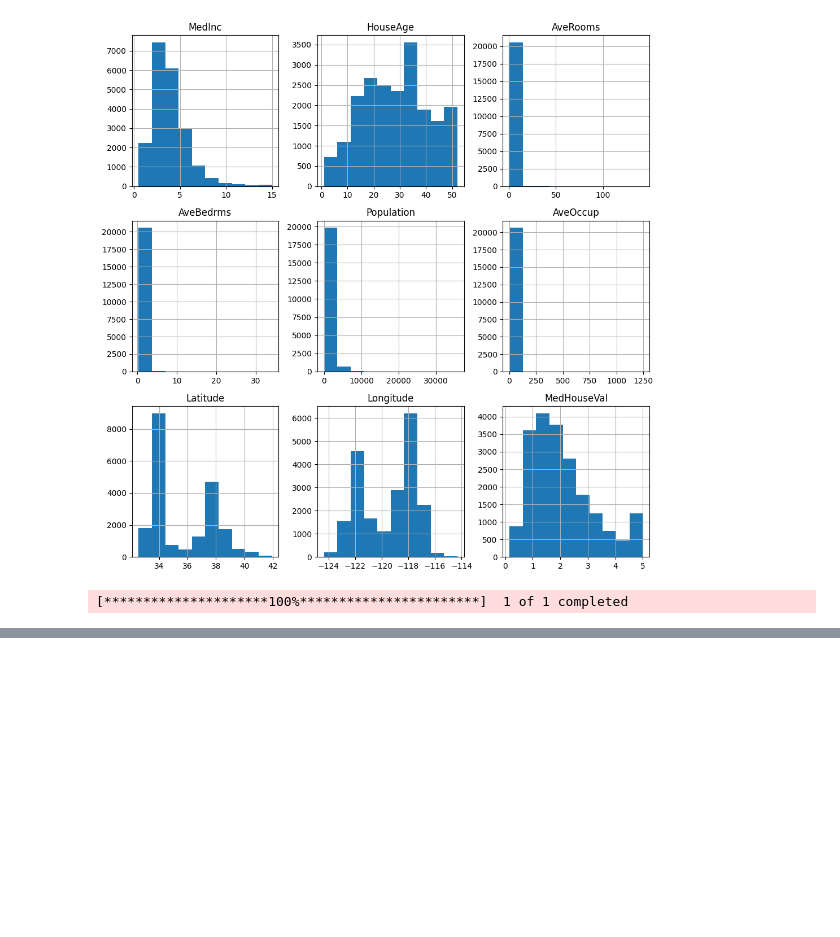
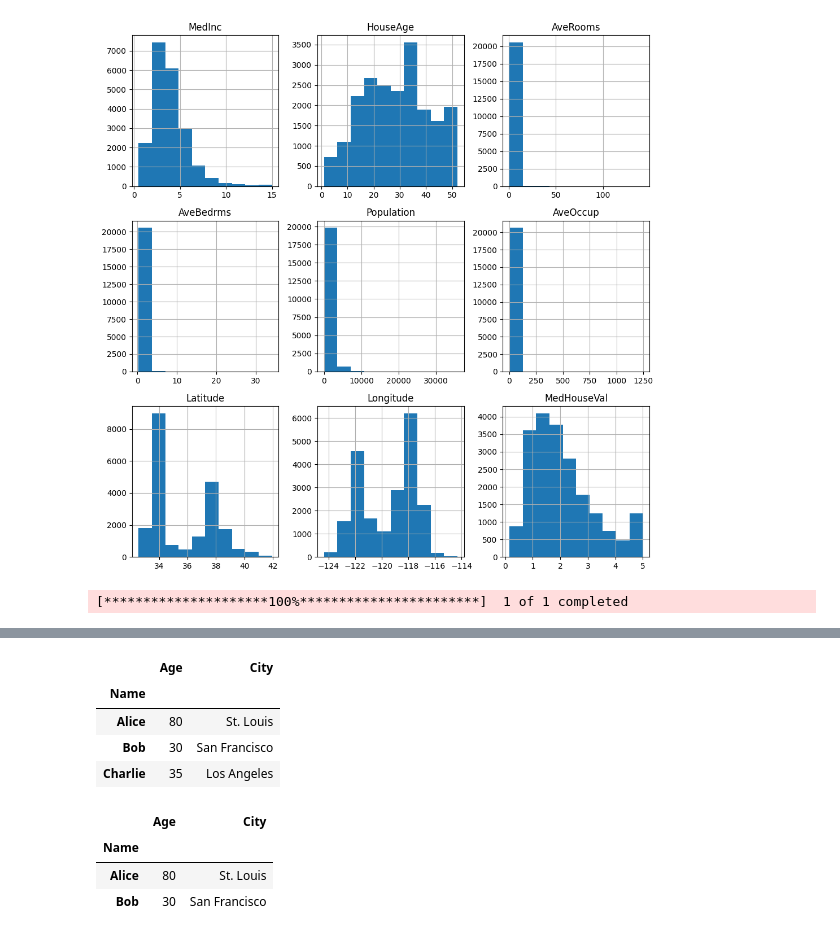
Before and after one commit to miksang0/Numpy-and-Pandas, a Jupyter notebook: Pandas.ipynb, the cells around one changed output, grey strips where cells are left out. Cells and saved outputs as stored; diff of their text form; code cells hidden in the pictures; blank space fills up the shorter version.

```diff
--- a/Pandas.ipynb
+++ b/Pandas.ipynb
@@ -249,0 +289,16 @@ array([[<Axes: title={'center': "('Close', 'AAPL')"}>,
+# %%
+df.loc['Alice'] = [80, 'St. Louis']
+df
+# %% [output]
+|  | Age | City |
+| Name |  |  |
+| Alice | 80 | St. Louis |
+| Bob | 30 | San Francisco |
+| Charlie | 35 | Los Angeles |
+# %%
+df.iloc[0:2]
+# %% [output]
+|  | Age | City |
+| Name |  |  |
+| Alice | 80 | St. Louis |
+| Bob | 30 | San Francisco |
```
Also changed, not shown: parts of 12 cells of this notebook.
